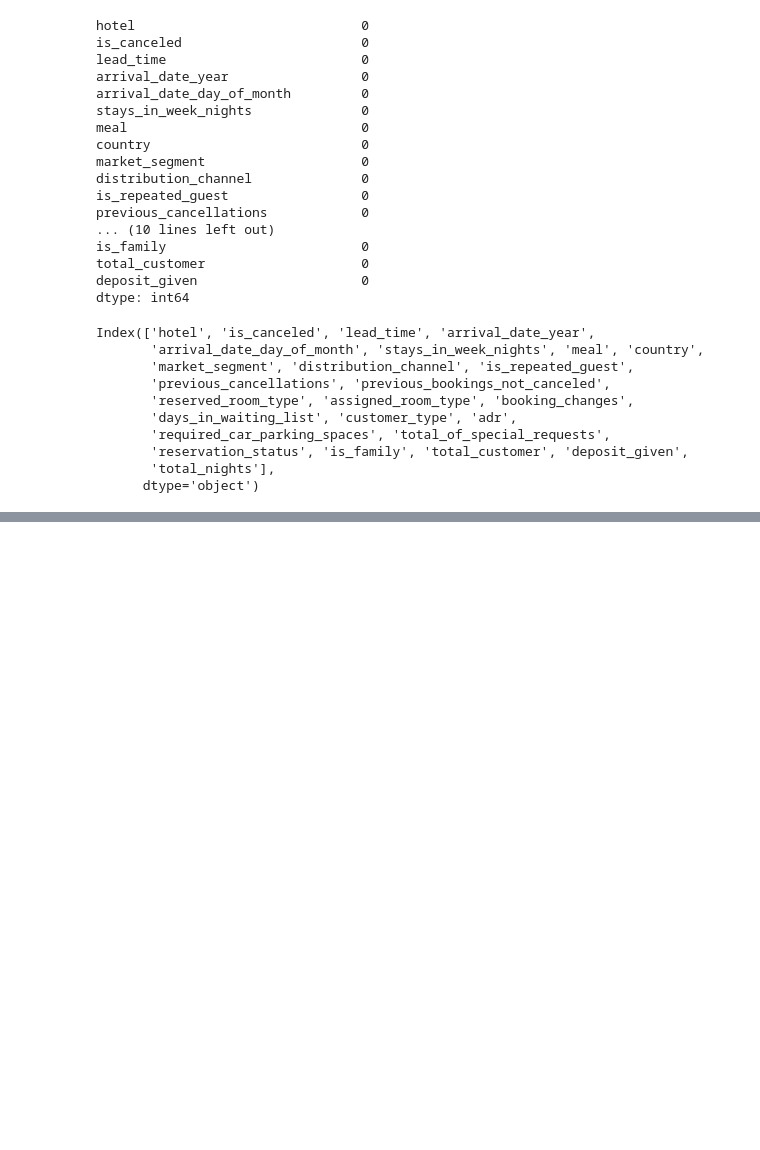
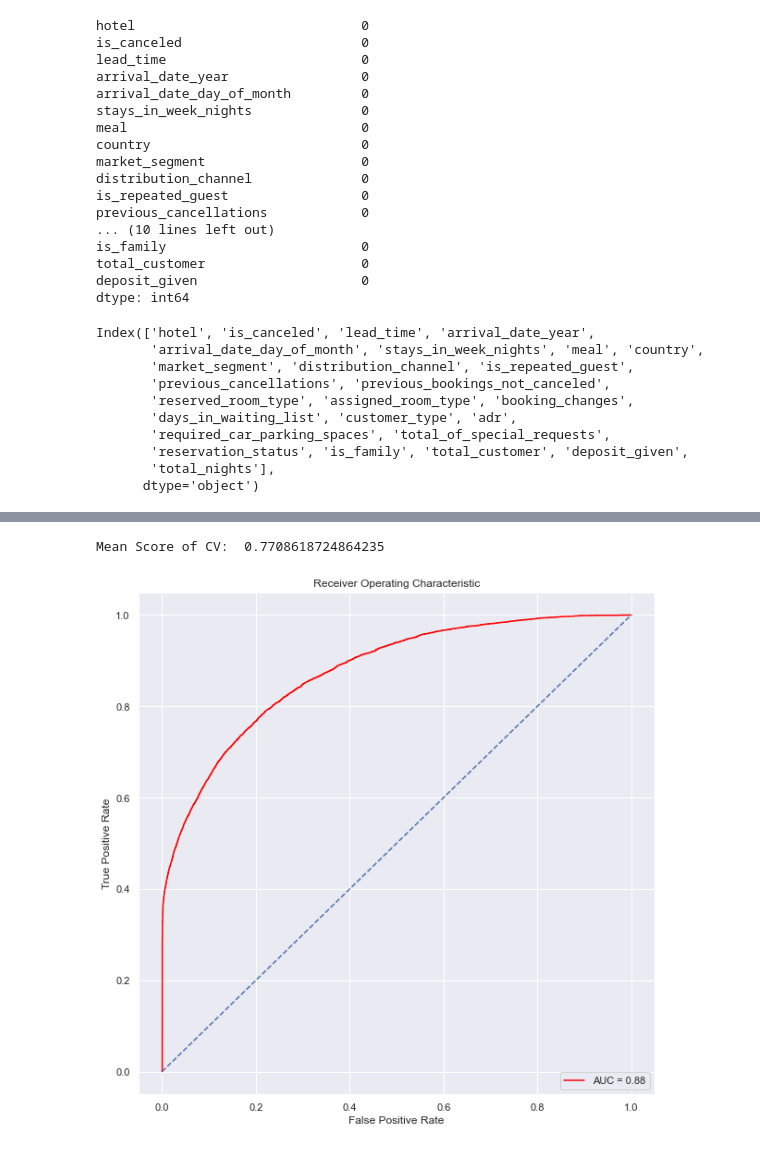
Before and after one commit to SBIK1219/CodingTest, a Jupyter notebook: Hotel_Booking2.ipynb, the cells around one changed output, grey strips where cells are left out. Drawn from its saved outputs; the diff is of its cells as text; code cells hidden in the pictures; blank space fills up the shorter version.

```diff
--- a/Hotel_Booking2.ipynb
+++ b/Hotel_Booking2.ipynb
@@ -341,0 +379,32 @@ df1['country'] = le.fit_transform(df1['country'])
+# %%
+df2 = df1.drop(columns=['reservation_status_Canceled', 'reservation_status_Check-Out', 'reservation_status_No-Show'], axis=1)
+# %%
+y = df2['is_canceled']
+X = df2.drop(['is_canceled'], axis=1)
+
+X_train, X_test, y_train, y_test = train_test_split(X, y, test_size=0.3, random_state=42)
+# %%
+def model(algorithm, X_train, X_test, y_train, y_test):
+    alg = algorithm
+    alg_model = alg.fit(X_train, y_train)
+    global y_prob, y_pred
+    y_prob = alg.predict_proba(X_test)[:,1]
+    y_pred = alg_model.predict(X_test)
+
+    print('Accuracy Score: {}\n\nConfusion Matrix:\n {}'
+      .format(accuracy_score(y_test,y_pred), confusion_matrix(y_test,y_pred)))
+
+
+def ROC(y_test, y_prob):
+
+    false_positive_rate, true_positive_rate, threshold = roc_curve(y_test, y_prob)
+    roc_auc = auc(false_positive_rate, true_positive_rate)
+
+    plt.figure(figsize = (10,10))
+    plt.title('Receiver Operating Characteristic')
+    plt.plot(false_positive_rate, true_positive_rate, color = 'red', label = 'AUC = %0.2f' % roc_auc)
+    plt.legend(loc = 'lower right')
+    plt.plot([0, 1], [0, 1], linestyle = '--')
+    plt.axis('tight')
+    plt.ylabel('True Positive Rate')
+    plt.xlabel('False Positive Rate')
@@ -341,0 +422,10 @@ df1['country'] = le.fit_transform(df1['country'])
+# %%
+LogR = LogisticRegression(solver = "liblinear")
+cv_scores = cross_val_score(LogR, X, y, cv = 8, scoring = 'accuracy')
+print('Mean Score of CV: ', cv_scores.mean())
+# %% [output]
+Mean Score of CV:  0.7708618724864235
+# %%
+ROC(y_test, y_prob)
+# %% [output]
+[figure, added]
```
Also changed, not shown: parts of 5 cells of this notebook.
